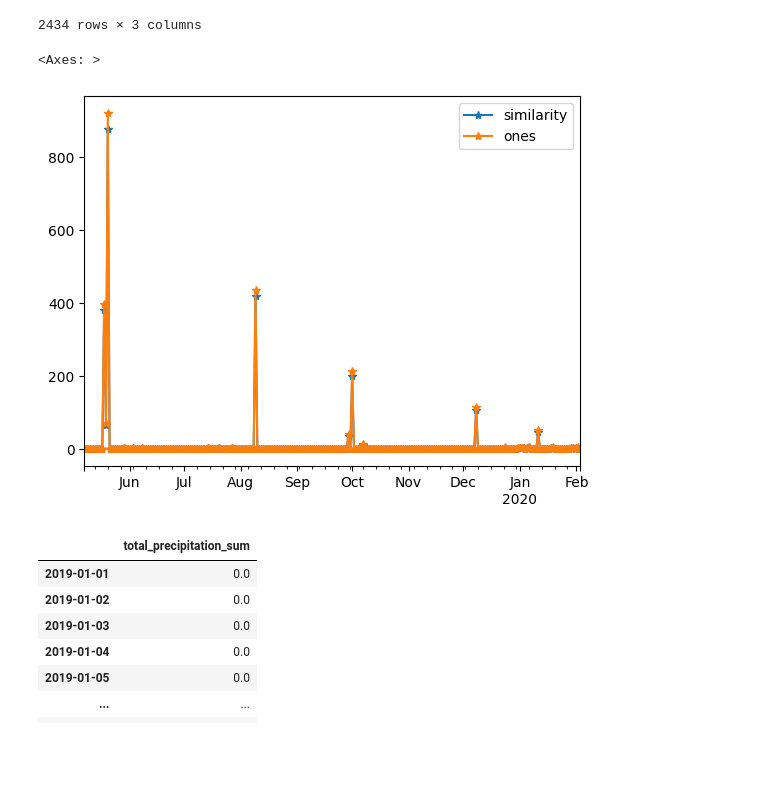
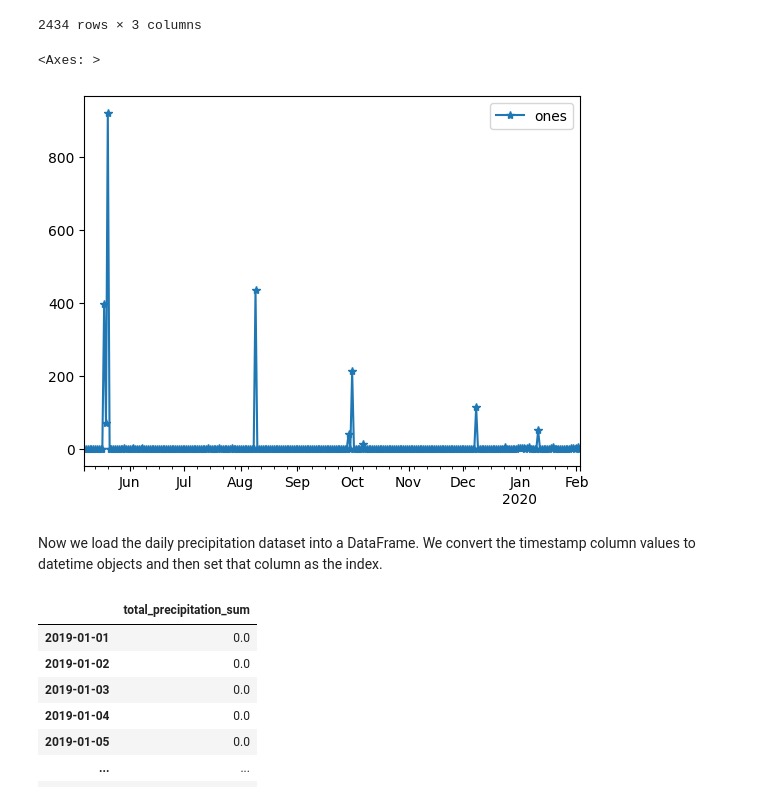
Before and after one commit to SerpRateAI/TigerTail, a Jupyter notebook: examples/serprate-ai-data.ipynb, the cells around one changed output. Drawn from its saved outputs; the diff is of its cells as text; code cells hidden in the pictures; blank space fills up the shorter version.

```diff
--- a/TT/serprate-ai-data.ipynb
+++ b/examples/serprate-ai-data.ipynb
@@ -25,11 +42,15 @@ bubbles_df
 | 2020-02-03 09:30:09.057000 | 0.800934 | 0 | 1 |
 2434 rows × 3 columns
 # %%
+# drop the template_id column since it's not necessary for this demonstration
+
 bubbles_es = EventSeries(bubbles_df.drop(columns=['template_id']), agg_func=np.sum)
-bubbles_es.window('1D').plot(marker='*')
+bubbles_es.window('1D').plot(y='ones', marker='*')
 # %% [output]
 <Axes: >
-[figure, old version]
+[figure, new version]
+# %% [markdown]
+Now we load the daily precipitation dataset into a DataFrame. We convert the timestamp column values to datetime objects and then set that column as the index.
 # %%
 daily_precip_path = '../data/serprate-ai/daily_precipitation.csv'
 daily_precip_df = pd.read_csv(daily_precip_path).set_index('system:time_start')
```
Also changed, not shown: parts of 13 cells of this notebook, 3 other files.
